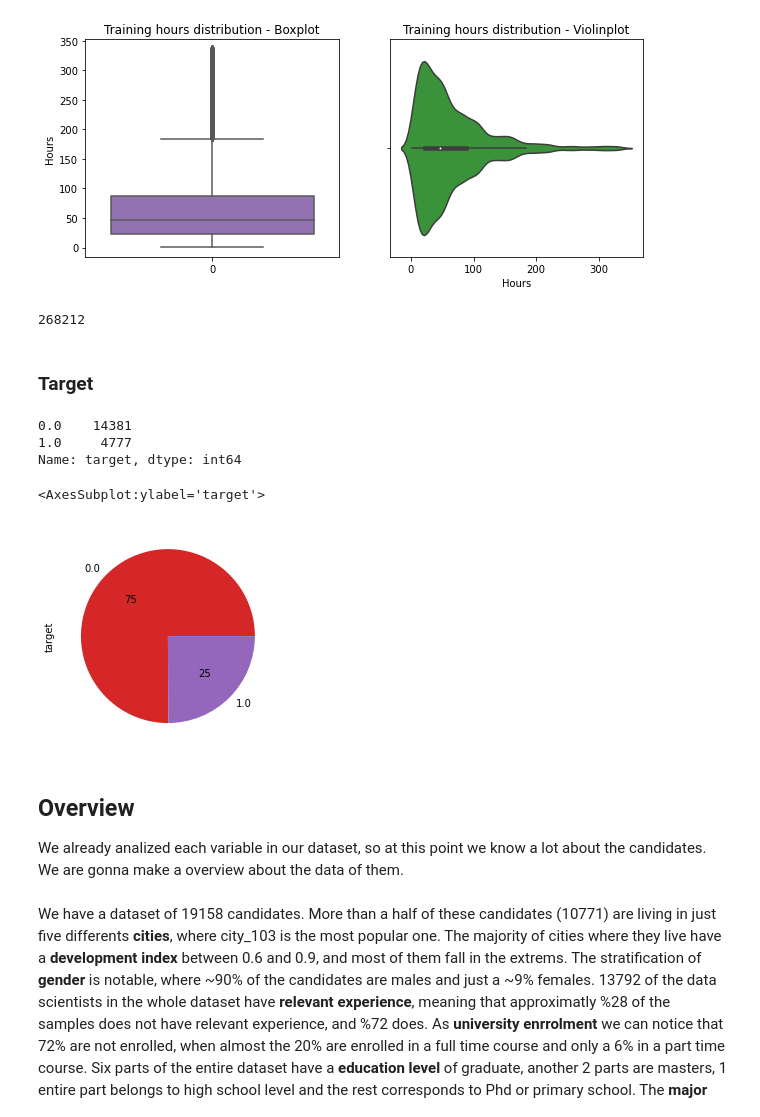
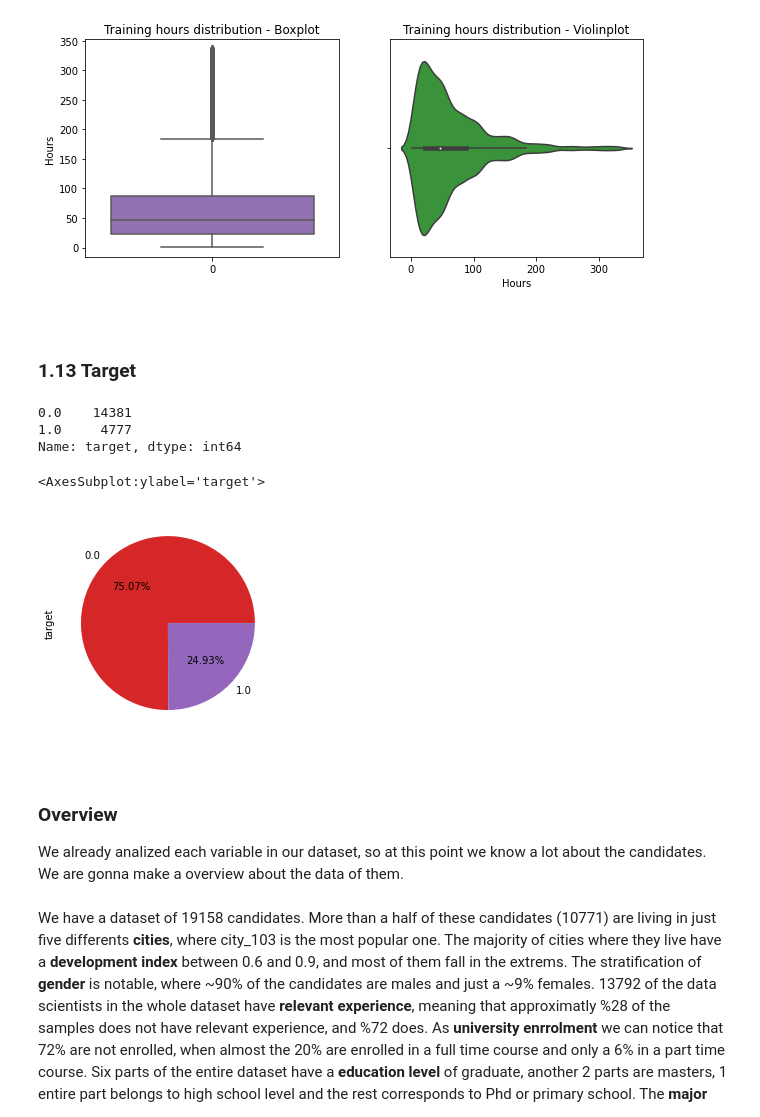
Before and after one commit to ftarantuviez/HR-Analytics-Job-Change-of-Data-Scientists, a Jupyter notebook: HR Analytics - Job Change of Data Scientists.ipynb, the cells around one changed output. Drawn from its saved outputs; the diff is of its cells as text; code cells hidden in the pictures.

```diff
--- a/HR Analytics - Job Change of Data Scientists.ipynb
+++ b/HR Analytics - Job Change of Data Scientists.ipynb
@@ -375,12 +493,10 @@ ax1.set_title("Training hours distribution - Boxplot")
 # %% [output]
 Text(0.5, 1.0, 'Training hours distribution - Boxplot')
 [figure]
-# %%
-df_train.shape[0] * df_train.shape[1]
-# %% [output]
-268212
+# %% [markdown]
+<a id="target"></a>
 # %% [markdown]
-### Target
+### 1.13 Target
 # %%
 df_train.target.value_counts()
 # %% [output]
@@ -388,12 +504,14 @@ df_train.target.value_counts()
 1.0     4777
 Name: target, dtype: int64
 # %%
-df_train.target.value_counts().plot(kind="pie", colors=colors[3:5], autopct="%2.f")
+df_train.target.value_counts().plot(kind="pie", colors=colors[3:5], autopct="%1.2f%%")
 # %% [output]
 <AxesSubplot:ylabel='target'>
-[figure, old version]
+[figure, new version]
+# %% [markdown]
+<a id="overview"></a>
 # %% [markdown]
-## Overview
+### Overview
 
 We already analized each variable in our dataset, so at this point we know a lot about the candidates. We are gonna make a overview about the data of them.
 # %% [markdown]
```
Also changed, not shown: parts of 81 cells of this notebook, 1 other file.
